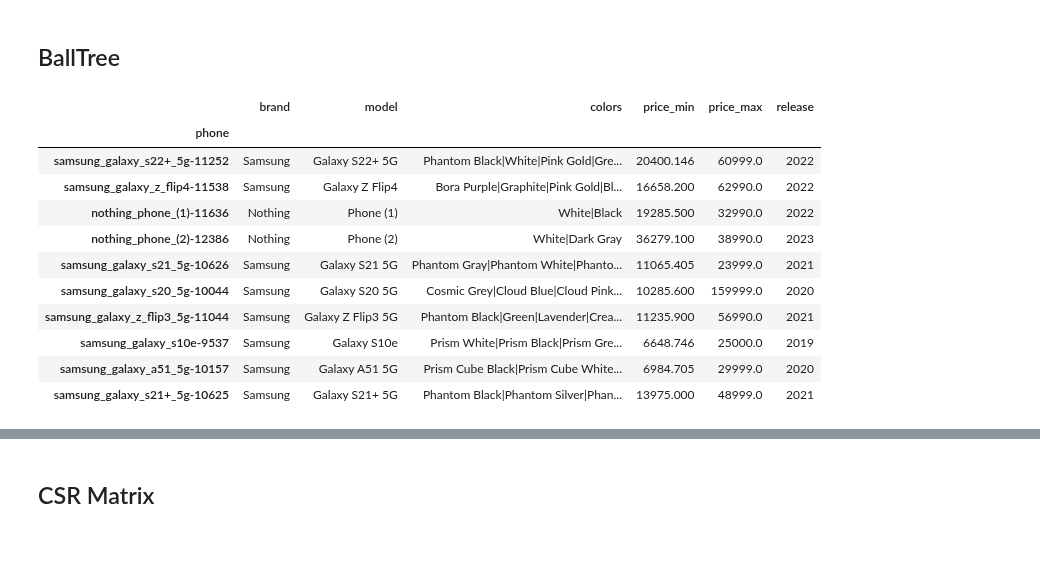
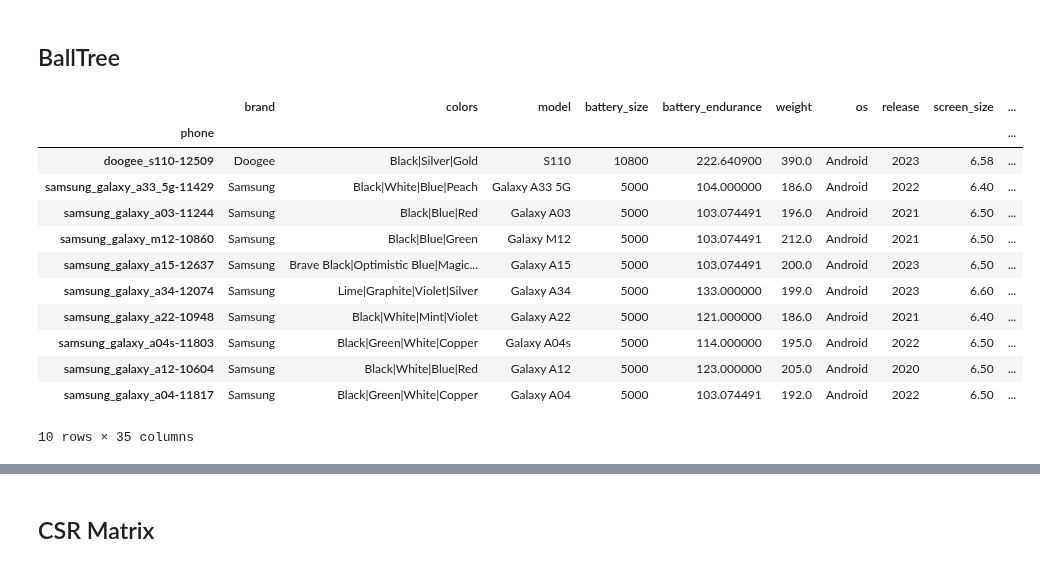
Before and after one commit to RenzVillegas24/GSMArena_Scraper, a Jupyter notebook: GSMArena_API.ipynb, the cells around one changed output, grey strips where cells are left out. Saved outputs shown, nothing was run; the diff lists cells and outputs as text; code cells hidden in the pictures.

```diff
--- a/GSMArena_API.ipynb
+++ b/GSMArena_API.ipynb
@@ -845,0 +1347,4 @@ from sklearn.preprocessing import StandardScaler
+# %%
+# open the file
+with open('clean_phone_data.csv', 'r') as f:
+    clean_data = pd.read_csv(f)
@@ -845,0 +1369,6 @@ from sklearn.preprocessing import StandardScaler
+# %%
+# show more plot, comparing the values show the distribution of the data
+for i in clean_data.columns:
+    if clean_data[i].dtype == 'float64':
+        sns.histplot(clean_data[i])
+        plt.show()
@@ -1487,3 +2100,15 @@ You can try to debug the error by setting error_score='raise'.
+# %%
+# use confusion matrix
+from sklearn.model_selection import train_test_split
+from sklearn.metrics import confusion_matrix
+from sklearn.linear_model import LogisticRegression
+
+
+tfidf = TfidfVectorizer(stop_words='english')
+clean_data_details = tfidf.fit_transform(clean_data['details'])
+
+# remove the details
+clean_data = clean_data.drop('details', axis=1)
 # %% [markdown]
 ## COSINE SIMILARITY
 # %%
@@ -1599,43 +2337,44 @@ from sklearn.neighbors import BallTree
 # remove non utf-8 characters
 def recommend(
         specs,
         n=10,
         k_nearest=10,
         weight:dict=None,
         **kwargs):
 
     tfidf = TfidfVectorizer(stop_words='english')
     X = tfidf.fit_transform(clean_data['details'].str.replace(r'[^a-zA-Z0-9_]', ' ', regex=True))
     # Transform the input specs using TF-IDF vectorizer
     specs_vectorized = tfidf.transform([specs])
 
     for k, v in kwargs.items():
         if k in clean_data.columns:
             if weight and k in weight.keys():
                 X = X.multiply(weight[k])
             X = hstack((X, tfidf.fit_transform(clean_data[k].astype(str).str.replace(r'[^a-zA-Z0-9_]', ' ', regex=True))))
             specs_vectorized = hstack((specs_vectorized, tfidf.transform([v])))
 
     # Use BallTree algorithm for nearest neighbors search
     tree = BallTree(X.toarray())
     _, indices = tree.query(specs_vectorized.toarray(), k=k_nearest)
 
     # Return recommended phones
     return clean_data.iloc[indices[0]].head(n)
 
 
 # get the recommended phone
-recommend('', brand='samsung', colors='pink', price_min='10000', k_nearest=10)
+recommend('', brand='samsung', os='Android', price_min='12869.010', price_max='24278.000', k_nearest=10)
 # %% [output]
-|  | brand | model | colors | price_min | price_max | release |
-| phone |  |  |  |  |  |  |
-| samsung_galaxy_s22+_5g-11252 | Samsung | Galaxy S22+ 5G | Phantom Black|White|Pink Gold|Gre... | 20400.146 | 60999.0 | 2022 |
-| samsung_galaxy_z_flip4-11538 | Samsung | Galaxy Z Flip4 | Bora Purple|Graphite|Pink Gold|Bl... | 16658.200 | 62990.0 | 2022 |
-| nothing_phone_(1)-11636 | Nothing | Phone (1) | White|Black | 19285.500 | 32990.0 | 2022 |
-| nothing_phone_(2)-12386 | Nothing | Phone (2) | White|Dark Gray | 36279.100 | 38990.0 | 2023 |
-| samsung_galaxy_s21_5g-10626 | Samsung | Galaxy S21 5G | Phantom Gray|Phantom White|Phanto... | 11065.405 | 23999.0 | 2021 |
-| samsung_galaxy_s20_5g-10044 | Samsung | Galaxy S20 5G | Cosmic Grey|Cloud Blue|Cloud Pink... | 10285.600 | 159999.0 | 2020 |
-| samsung_galaxy_z_flip3_5g-11044 | Samsung | Galaxy Z Flip3 5G | Phantom Black|Green|Lavender|Crea... | 11235.900 | 56990.0 | 2021 |
-| samsung_galaxy_s10e-9537 | Samsung | Galaxy S10e | Prism White|Prism Black|Prism Gre... | 6648.746 | 25000.0 | 2019 |
-| samsung_galaxy_a51_5g-10157 | Samsung | Galaxy A51 5G | Prism Cube Black|Prism Cube White... | 6984.705 | 29999.0 | 2020 |
-| samsung_galaxy_s21+_5g-10625 | Samsung | Galaxy S21+ 5G | Phantom Black|Phantom Silver|Phan... | 13975.000 | 48999.0 | 2021 |
+|  | brand | colors | model | battery_size | battery_endurance | weight | os | release | screen_size | ... |
+| phone |  |  |  |  |  |  |  |  |  | ... |
+| doogee_s110-12509 | Doogee | Black|Silver|Gold | S110 | 10800 | 222.640900 | 390.0 | Android | 2023 | 6.58 | ... |
+| samsung_galaxy_a33_5g-11429 | Samsung | Black|White|Blue|Peach | Galaxy A33 5G | 5000 | 104.000000 | 186.0 | Android | 2022 | 6.40 | ... |
+| samsung_galaxy_a03-11244 | Samsung | Black|Blue|Red | Galaxy A03 | 5000 | 103.074491 | 196.0 | Android | 2021 | 6.50 | ... |
+| samsung_galaxy_m12-10860 | Samsung | Black|Blue|Green | Galaxy M12 | 5000 | 103.074491 | 212.0 | Android | 2021 | 6.50 | ... |
+| samsung_galaxy_a15-12637 | Samsung | Brave Black|Optimistic Blue|Magic... | Galaxy A15 | 5000 | 103.074491 | 200.0 | Android | 2023 | 6.50 | ... |
+| samsung_galaxy_a34-12074 | Samsung | Lime|Graphite|Violet|Silver | Galaxy A34 | 5000 | 133.000000 | 199.0 | Android | 2023 | 6.60 | ... |
+| samsung_galaxy_a22-10948 | Samsung | Black|White|Mint|Violet | Galaxy A22 | 5000 | 121.000000 | 186.0 | Android | 2021 | 6.40 | ... |
+| samsung_galaxy_a04s-11803 | Samsung | Black|Green|White|Copper | Galaxy A04s | 5000 | 114.000000 | 195.0 | Android | 2022 | 6.50 | ... |
+| samsung_galaxy_a12-10604 | Samsung | Black|White|Blue|Red | Galaxy A12 | 5000 | 123.000000 | 205.0 | Android | 2020 | 6.50 | ... |
+| samsung_galaxy_a04-11817 | Samsung | Black|Green|White|Copper | Galaxy A04 | 5000 | 103.074491 | 192.0 | Android | 2022 | 6.50 | ... |
+10 rows × 35 columns
```
Also changed, not shown: parts of 40 cells of this notebook, 11 other files.
